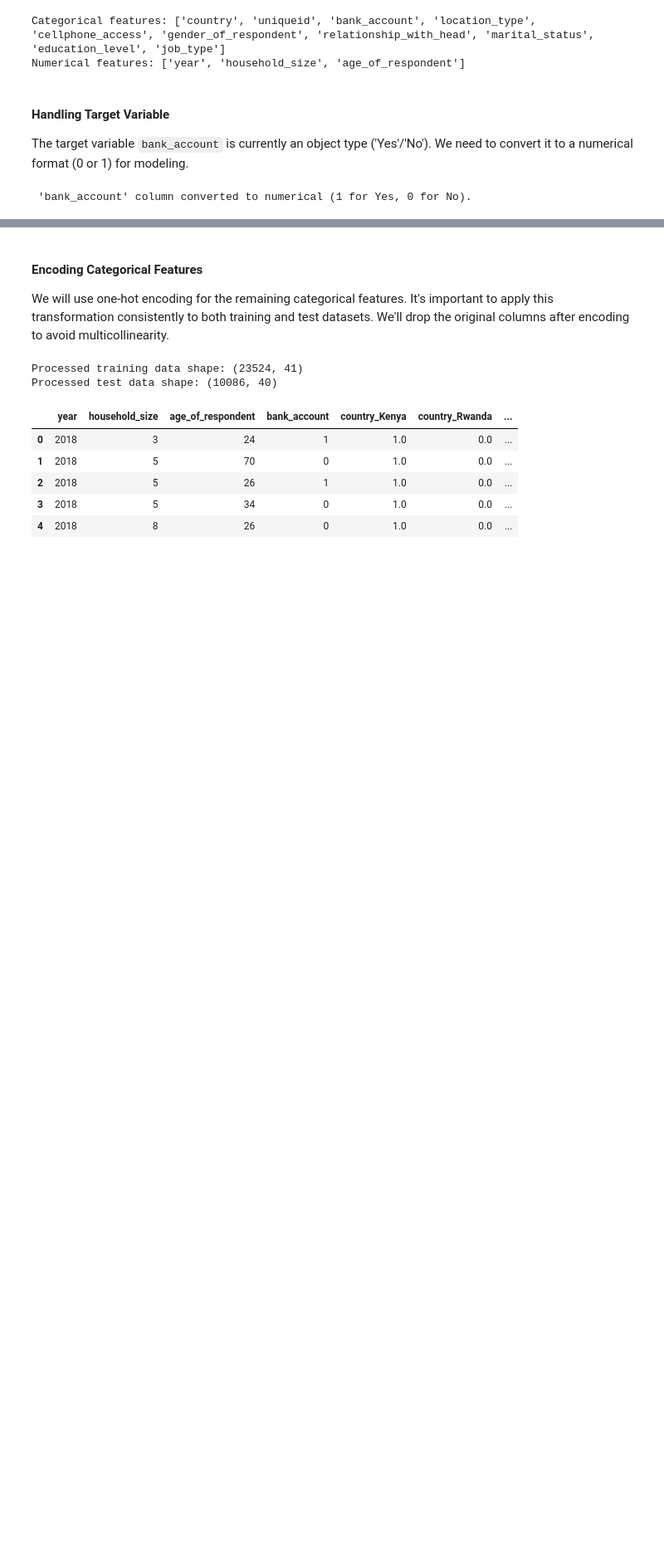
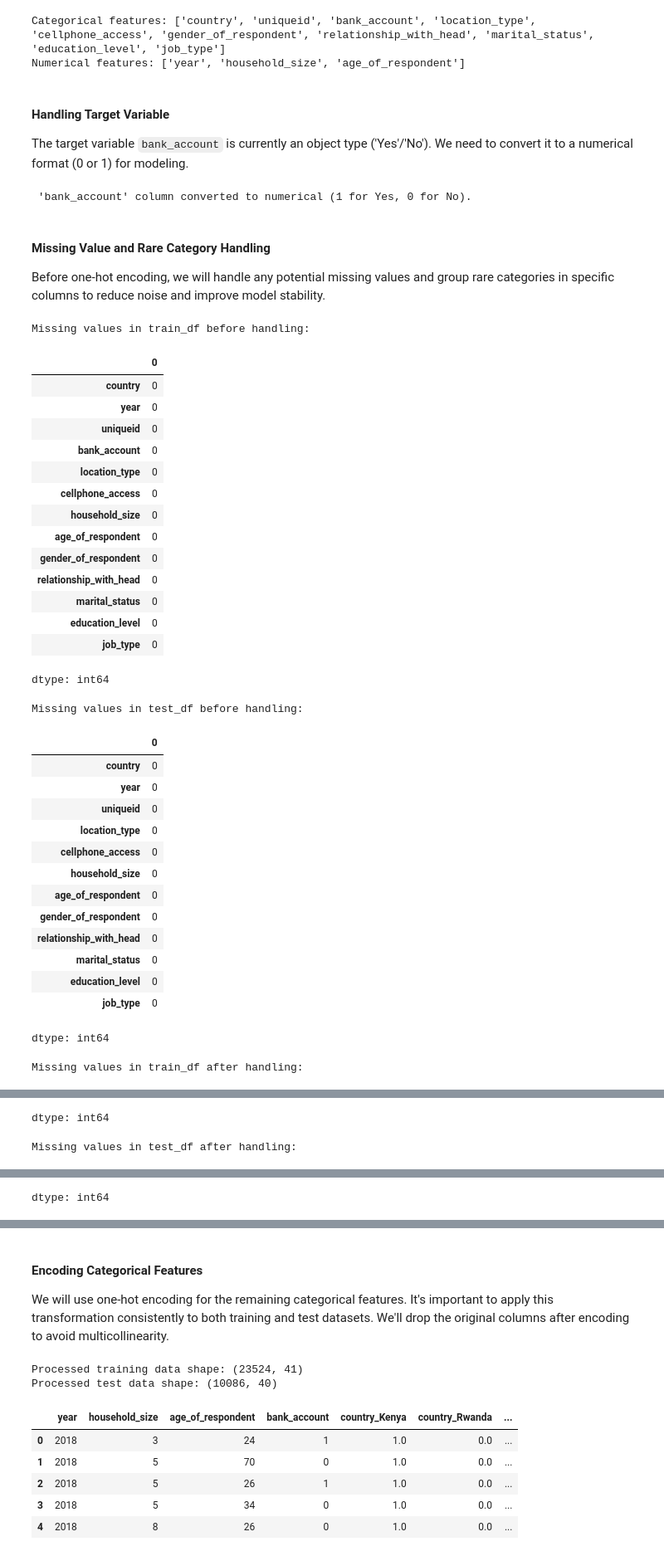
Before and after one commit to myla48/datascience, a Jupyter notebook: first.ipynb, the cells around one changed output, grey strips where cells are left out. Shown at 83% size. Saved outputs shown, nothing was run; the diff lists cells and outputs as text; code cells hidden in the pictures; blank space fills up the shorter version.

```diff
--- a/first.ipynb
+++ b/first.ipynb
@@ -111,3 +111,55 @@ categorical_features.remove('bank_account')
 print(" 'bank_account' column converted to numerical (1 for Yes, 0 for No).")
 # %% [output]
  'bank_account' column converted to numerical (1 for Yes, 0 for No).
+# %% [markdown]
+#### Missing Value and Rare Category Handling
+
+Before one-hot encoding, we will handle any potential missing values and group rare categories in specific columns to reduce noise and improve model stability.
+# %%
+# 1. Check and fill missing values
+print('Missing values in train_df before handling:')
+display(train_df.isnull().sum())
+print('\nMissing values in test_df before handling:')
+display(test_df.isnull().sum())
+
+# Fill any missing values with 'Unknown'
+train_df.fillna('Unknown', inplace=True)
+test_df.fillna('Unknown', inplace=True)
+
+print('\nMissing values in train_df after handling:')
+display(train_df.isnull().sum())
+print('\nMissing values in test_df after handling:')
+display(test_df.isnull().sum())
+# %% [output]
+Missing values in train_df before handling:
+|  | 0 |
+| country | 0 |
+| year | 0 |
+| uniqueid | 0 |
+| bank_account | 0 |
+| location_type | 0 |
+| cellphone_access | 0 |
+| household_size | 0 |
+| age_of_respondent | 0 |
+| gender_of_respondent | 0 |
+| relationship_with_head | 0 |
+| marital_status | 0 |
+| education_level | 0 |
+| job_type | 0 |
+dtype: int64
+Missing values in test_df before handling:
+|  | 0 |
+| country | 0 |
+| year | 0 |
+| uniqueid | 0 |
+| location_type | 0 |
+| cellphone_access | 0 |
+| household_size | 0 |
+| age_of_respondent | 0 |
+| gender_of_respondent | 0 |
+| relationship_with_head | 0 |
+| marital_status | 0 |
+| education_level | 0 |
+| job_type | 0 |
+dtype: int64
+Missing values in train_df after handling:
@@ -113,0 +180,2 @@ print(" 'bank_account' column converted to numerical (1 for Yes, 0 for No).")
+dtype: int64
+Missing values in test_df after handling:
@@ -113,0 +195 @@ print(" 'bank_account' column converted to numerical (1 for Yes, 0 for No).")
+dtype: int64
```
Also changed, not shown: parts of 6 cells of this notebook.
